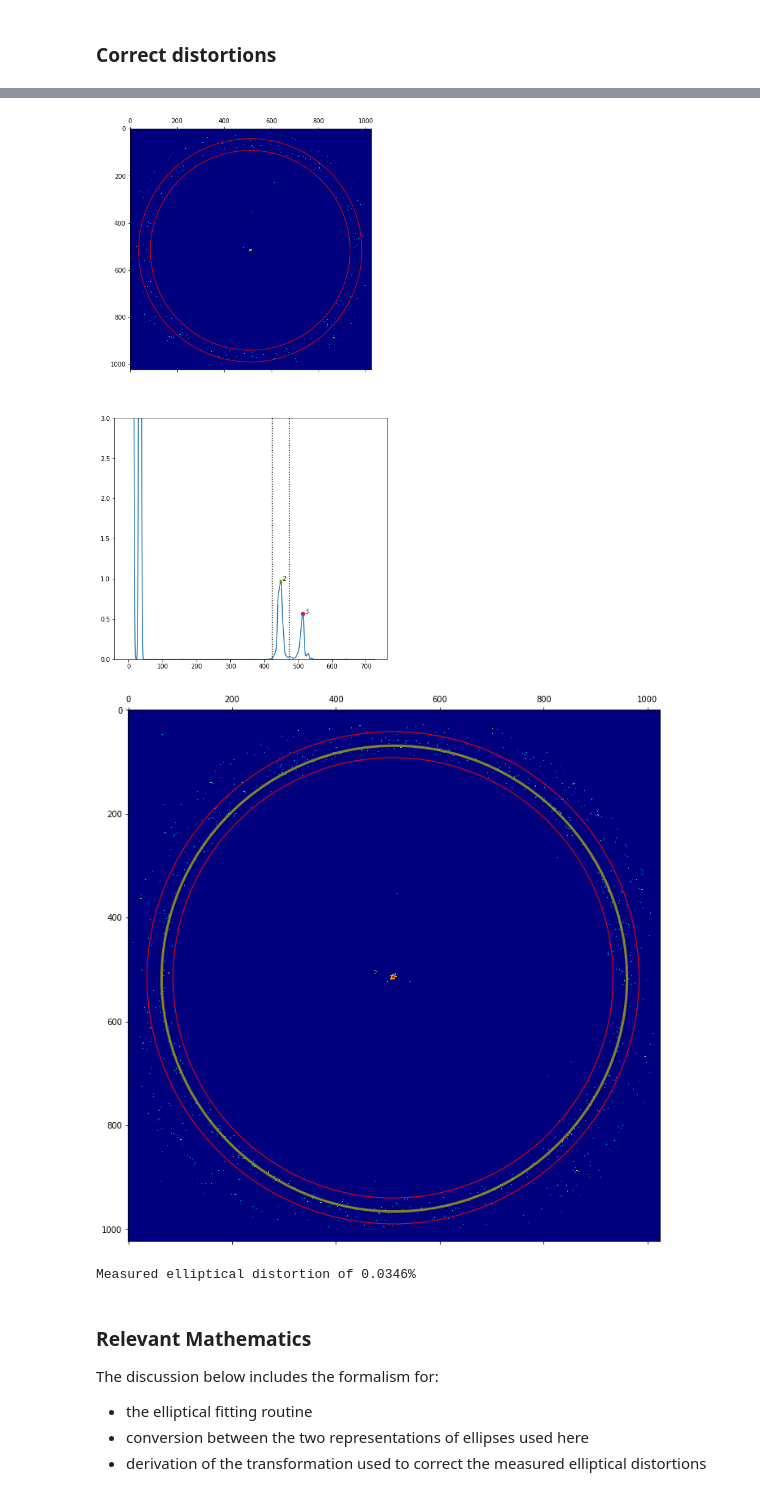
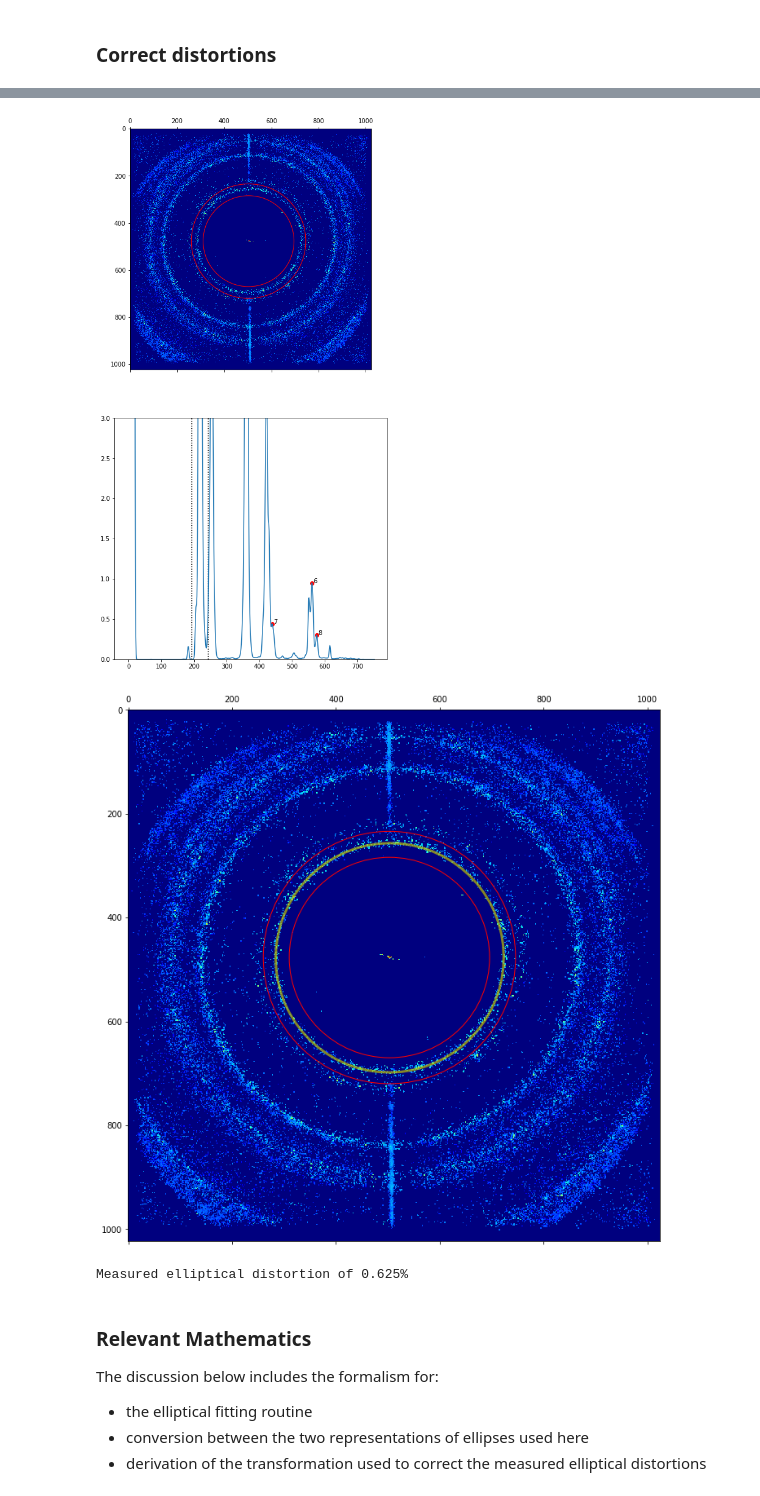
Before and after one commit to py4dstem/py4DSTEM, a Jupyter notebook: py4DSTEM/notebooks/module_demos/calibration/ellipticaldistortion.ipynb, the cells around one changed output, grey strips where cells are left out. Saved outputs shown, nothing was run; the diff lists cells and outputs as text; code cells hidden in the pictures.

Commit message:
Changes deconvolution -> braggvectormap in calibration notebooks
Former-commit-id: 63cad5bb20ee2877457fa11b5191f92b290c8469

```diff
--- a/py4DSTEM/notebooks/module_demos/calibration/ellipticaldistortion.ipynb
+++ b/py4DSTEM/notebooks/module_demos/calibration/ellipticaldistortion.ipynb
@@ -38,14 +37,11 @@ WARNING:hyperspy_gui_traitsui:The traitsui GUI elements are not available.
 # %%
 # Get data
 
-# fp_braggpeaks = "/home/ben/Data/20190302_calibrationData_Al_standards/NoBeamStop__from_20190307_LiFePO4_100percentLithiated/processing_from_lauren/300mm/Al_Probe_cl-300mm_Bragg_disks_shift_corrected.h5"
-# fp_deconvolution = "/home/ben/Data/20190302_calibrationData_Al_standards/NoBeamStop__from_20190307_LiFePO4_100percentLithiated/processing_from_lauren/300mm/Al_Probe_cl-300mm_deconvolution.h5"
-
-fp_braggpeaks = "/home/ben/Data/20190302_calibrationData_Al_standards/NoBeamStop__from_20190307_LiFePO4_100percentLithiated/processing_from_lauren/600mm/Al_Probe_cl-600mm_Bragg_disks_shift_corrected.h5"
-fp_deconvolution = "/home/ben/Data/20190302_calibrationData_Al_standards/NoBeamStop__from_20190307_LiFePO4_100percentLithiated/processing_from_lauren/600mm/Al_Probe_cl-600mm_deconvolution.h5"
+fp_braggpeaks = "/home/ben/Data/20190302_calibrationData_Al_standards/NoBeamStop__from_20190307_LiFePO4_100percentLithiated/processing_from_lauren/300mm/Al_Probe_cl-300mm_Bragg_disks_shift_corrected.h5"
+fp_braggvectormap = "/home/ben/Data/20190302_calibrationData_Al_standards/NoBeamStop__from_20190307_LiFePO4_100percentLithiated/processing_from_lauren/300mm/Al_Probe_cl-300mm_deconvolution.h5"
 
 braggpeaks = read(fp_braggpeaks)
-deconvolution = read(fp_deconvolution).data2D
+braggvectormap = read(fp_braggvectormap).data2D
 
 R_Nx,R_Ny = braggpeaks.shape
 Q_Nx,Q_Ny = 1024,1024
@@ -55,16 +51,16 @@ Q_Nx,Q_Ny = 1024,1024
 # %% [markdown]
 ### Measure elliptical distortion
 # %%
-# Show deconvolution, calculate radial integral
+# Show braggvectormap, calculate radial integral
 
 ymax=3
 power=0.1
 
-x0,y0 = np.unravel_index(np.argmax(gaussian_filter(deconvolution,2)),(Q_Nx,Q_Ny))
-radial_profile = radial_integral(deconvolution,x0,y0)[0]
+x0,y0 = np.unravel_index(np.argmax(gaussian_filter(braggvectormap,2)),(Q_Nx,Q_Ny))
+radial_profile = radial_integral(braggvectormap,x0,y0)[0]
 
 fig,(ax1,ax2) = plt.subplots(2,1,figsize=(8,16))
-ax1.matshow(deconvolution**power,cmap='jet')
+ax1.matshow(braggvectormap**power,cmap='jet')
 ax2.plot(np.arange(len(radial_profile)),radial_profile)
 ax2.set_ylim(0,ymax)
 plt.show()
@@ -124,18 +120,18 @@ plt.show()
 # Measure elliptical distortion
 
 # Measure with no mask
-ellipse_params,_ = measure_elliptical_distortion(deconvolution, x0, y0, r_inner, r_outer)
+ellipse_params,_ = measure_elliptical_distortion(braggvectormap, x0, y0, r_inner, r_outer)
 x,y,a,b,theta = ellipse_params
 
 # Measure with a mask
-# mask = np.ones_like(deconvolution,dtype=bool)
+# mask = np.ones_like(braggvectormap,dtype=bool)
 # mask[:,int(y0-10):int(y0+10)] = False
-# ellipse_params,_ = measure_elliptical_distortion(deconvolution, x0, y0, r_inner, r_outer, mask)
+# ellipse_params,_ = measure_elliptical_distortion(braggvectormap, x0, y0, r_inner, r_outer, mask)
 # x,y,a,b,theta = ellipse_params
 
 # Show
 fig,ax=plt.subplots(figsize=(12,12))
-ax.matshow(deconvolution**0.1,cmap='jet')
+ax.matshow(braggvectormap**0.1,cmap='jet')
 circle_inner = Circle((y0,x0),radius=r_inner, fill=False,edgecolor='r',linestyle="-")
 circle_outer = Circle((y0,x0),radius=r_outer, fill=False,edgecolor='r',linestyle="-")
 ellipse = Ellipse((y,x),2*a,2*b,90-np.degrees(theta), fill=False,edgecolor='y',linestyle="-",linewidth=3, alpha=.7)
@@ -158,12 +154,12 @@ braggpeaks_corrected = correct_elliptical_distortion(braggpeaks, ellipse_params)
 ymax=3
 power=0.1
 
-deconvolution_corrected = get_deconvolution(braggpeaks_corrected,Q_Nx,Q_Ny)
-x0,y0 = np.unravel_index(np.argmax(gaussian_filter(deconvolution_corrected,2)),(Q_Nx,Q_Ny))
-radial_profile = radial_integral(deconvolution_corrected,x0,y0)[0]
+braggvectormap_corrected = get_bragg_vector_map(braggpeaks_corrected,Q_Nx,Q_Ny)
+x0,y0 = np.unravel_index(np.argmax(gaussian_filter(braggvectormap_corrected,2)),(Q_Nx,Q_Ny))
+radial_profile = radial_integral(braggvectormap_corrected,x0,y0)[0]
 
 fig,(ax1,ax2) = plt.subplots(2,1,figsize=(8,16))
-ax1.matshow(deconvolution_corrected**power,cmap='jet')
+ax1.matshow(braggvectormap_corrected**power,cmap='jet')
 ax2.plot(np.arange(len(radial_profile)),radial_profile)
 ax2.set_ylim(0,ymax)
 plt.show()
@@ -209,7 +205,7 @@ ax1.scatter(r_peak,profile_smoothed[r_peak],color='yellow')
 ax1.vlines((r_inner,r_outer),0,ax1.get_ylim()[1],linestyle=":")
 ax1.set_ylim(0,ymax)
 
-ax2.matshow(deconvolution_corrected**power,cmap='jet')
+ax2.matshow(braggvectormap_corrected**power,cmap='jet')
 circle_inner = Circle((y0,x0),radius=r_inner, fill=False, edgecolor='r', linestyle="-")
 circle_outer = Circle((y0,x0),radius=r_outer, fill=False, edgecolor='r', linestyle="-")
 ax2.add_patch(circle_inner)
@@ -217,27 +213,27 @@ ax2.add_patch(circle_outer)
 
 plt.show()
 # %% [output]
-[figure, old version]
+[figure, new version]
 # %%
 # Measure elliptical distortion
 
-ellipse_params_corrected,_ = measure_elliptical_distortion(deconvolution_corrected, x0, y0, r_inner, r_outer)
+ellipse_params_corrected,_ = measure_elliptical_distortion(braggvectormap_corrected, x0, y0, r_inner, r_outer)
 x,y,a,b,theta = ellipse_params_corrected
 
 fig,ax=plt.subplots(figsize=(12,12))
-ax.matshow(deconvolution_corrected**0.1,cmap='jet')
+ax.matshow(braggvectormap_corrected**0.1,cmap='jet')
 circle_inner = Circle((y0,x0),radius=r_inner, fill=False,edgecolor='r',linestyle="-")
 circle_outer = Circle((y0,x0),radius=r_outer, fill=False,edgecolor='r',linestyle="-")
 ellipse = Ellipse((y,x),2*a,2*b,90-np.degrees(theta), fill=False,edgecolor='y',linestyle="-",linewidth=3, alpha=.7)
 ax.add_patch(circle_inner)
 ax.add_patch(circle_outer)
 ax.add_patch(ellipse)
 plt.show()
 
 print("Measured elliptical distortion of {:.3}%".format(100*(max(a,b)/min(a,b) - 1)))
 # %% [output]
-[figure, old version]
+[figure, new version]
-Measured elliptical distortion of 0.0346%
+Measured elliptical distortion of 0.625%
 # %% [markdown]
 ### Relevant Mathematics
 
```
Also changed, not shown: parts of 7 cells of this notebook, 1 other file.
